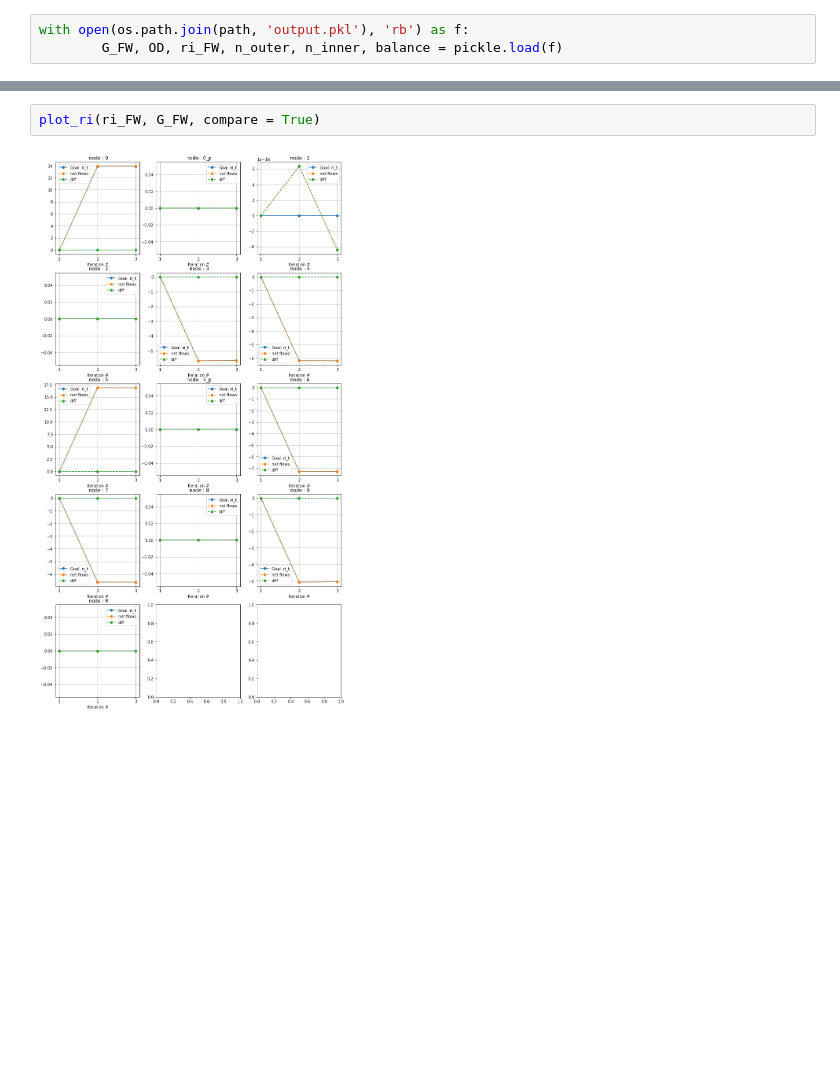
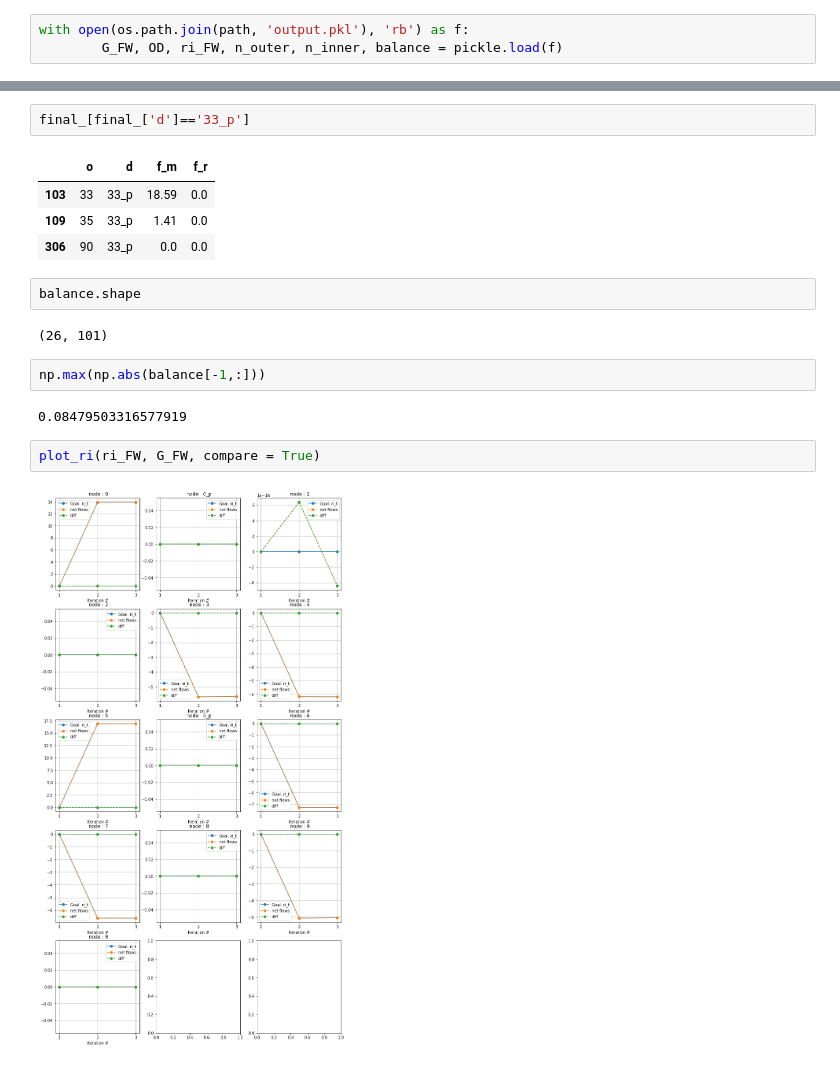
Before and after one commit to LucasFuentesValenzuela/ICU, a Jupyter notebook: notebooks/VizResults_v1.ipynb, the cells around one changed output, grey strips where cells are left out. Saved outputs shown, nothing was run; the diff lists cells and outputs as text; blank space fills up the shorter version.

```diff
--- a/notebooks/VizResults_v1.ipynb
+++ b/notebooks/VizResults_v1.ipynb
@@ -70,3 +115,18 @@ final_
+# %%
+final_[final_['d']=='33_p']
+# %% [output]
+|  | o | d | f_m | f_r |
+| 103 | 33 | 33_p | 18.59 | 0.0 |
+| 109 | 35 | 33_p | 1.41 | 0.0 |
+| 306 | 90 | 33_p | 0.0 | 0.0 |
+# %%
+balance.shape
+# %% [output]
+(26, 101)
+# %%
+np.max(np.abs(balance[-1,:]))
+# %% [output]
+0.08479503316577919
 # %%
 plot_ri(ri_FW, G_FW, compare = True)
 # %% [output]
```
Also changed, not shown: parts of 13 cells of this notebook, 5 other files.
